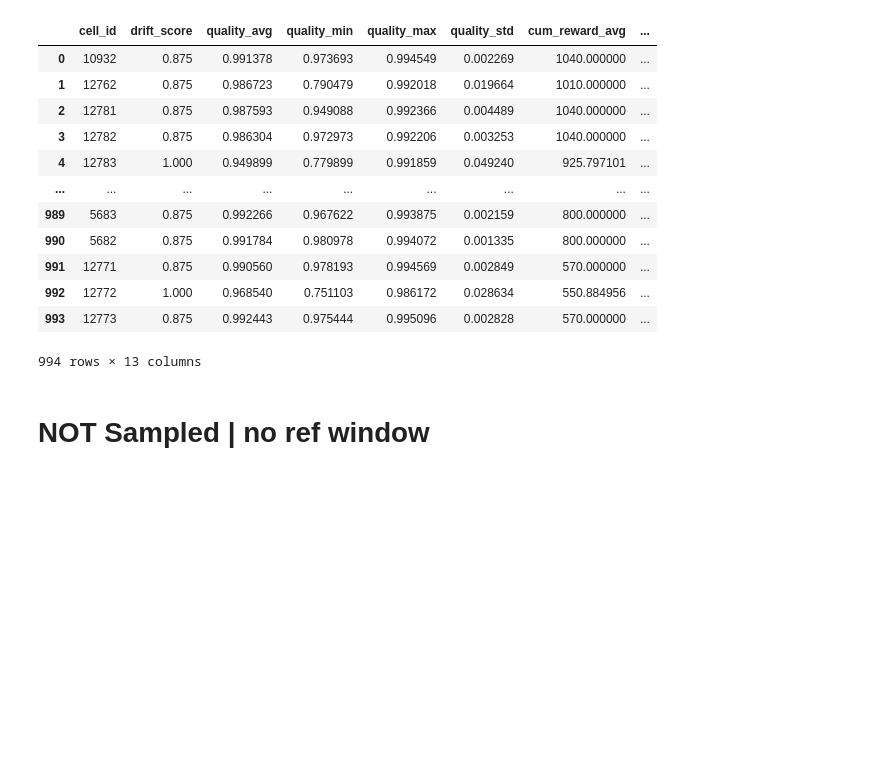
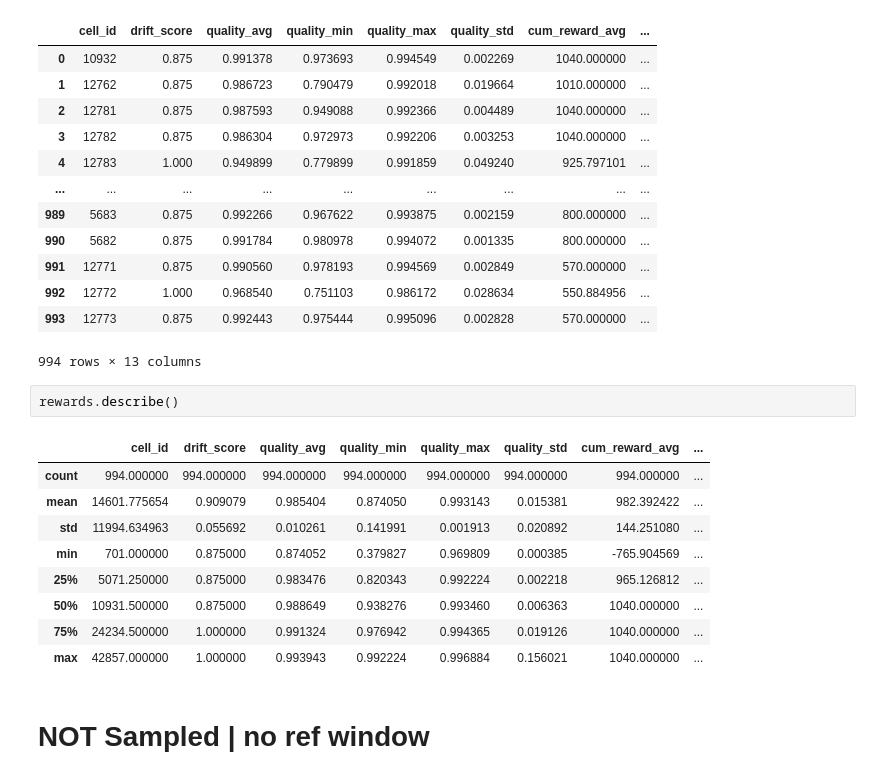
Before and after one commit to S-M157/Bachelor, a Jupyter notebook: RegressDataDrift.ipynb, the cells around one changed output. Saved outputs shown, nothing was run; the diff lists cells and outputs as text; blank space fills up the shorter version.

```diff
--- a/RegressDataDrift.ipynb
+++ b/RegressDataDrift.ipynb
@@ -47,6 +47,18 @@ rewards
 | 992 | 12772 | 1.000 | 0.968540 | 0.751103 | 0.986172 | 0.028634 | 550.884956 | ... |
 | 993 | 12773 | 0.875 | 0.992443 | 0.975444 | 0.995096 | 0.002828 | 570.000000 | ... |
 994 rows × 13 columns
+# %%
+rewards.describe()
+# %% [output]
+|  | cell_id | drift_score | quality_avg | quality_min | quality_max | quality_std | cum_reward_avg | ... |
+| count | 994.000000 | 994.000000 | 994.000000 | 994.000000 | 994.000000 | 994.000000 | 994.000000 | ... |
+| mean | 14601.775654 | 0.909079 | 0.985404 | 0.874050 | 0.993143 | 0.015381 | 982.392422 | ... |
+| std | 11994.634963 | 0.055692 | 0.010261 | 0.141991 | 0.001913 | 0.020892 | 144.251080 | ... |
+| min | 701.000000 | 0.875000 | 0.874052 | 0.379827 | 0.969809 | 0.000385 | -765.904569 | ... |
+| 25% | 5071.250000 | 0.875000 | 0.983476 | 0.820343 | 0.992224 | 0.002218 | 965.126812 | ... |
+| 50% | 10931.500000 | 0.875000 | 0.988649 | 0.938276 | 0.993460 | 0.006363 | 1040.000000 | ... |
+| 75% | 24234.500000 | 1.000000 | 0.991324 | 0.976942 | 0.994365 | 0.019126 | 1040.000000 | ... |
+| max | 42857.000000 | 1.000000 | 0.993943 | 0.992224 | 0.996884 | 0.156021 | 1040.000000 | ... |
 # %% [markdown]
 # NOT Sampled | no ref window
 # %%
```
Also changed, not shown: parts of 13 cells of this notebook, 1 other file.
